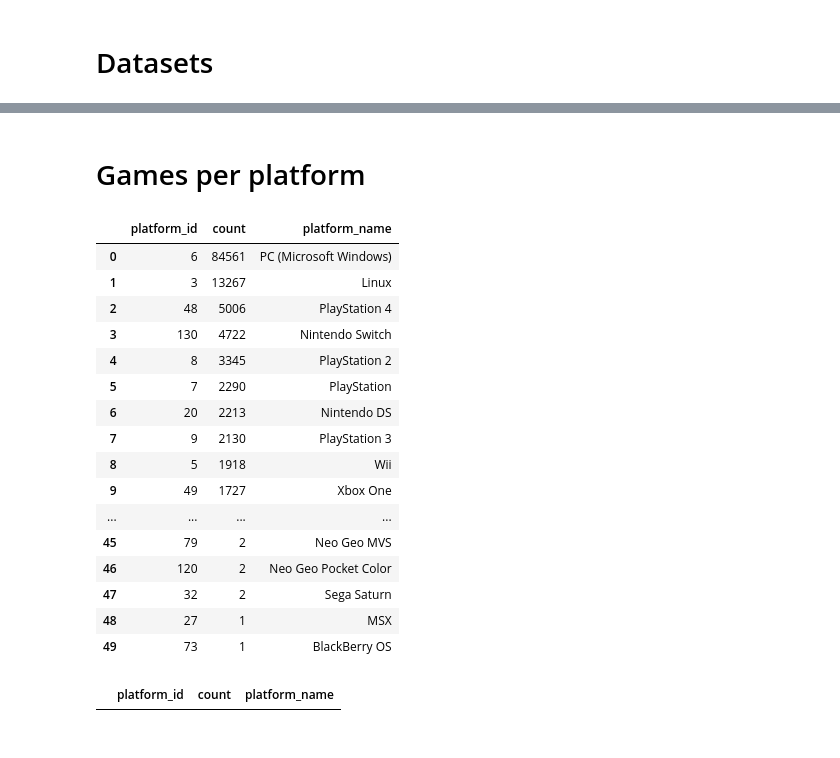
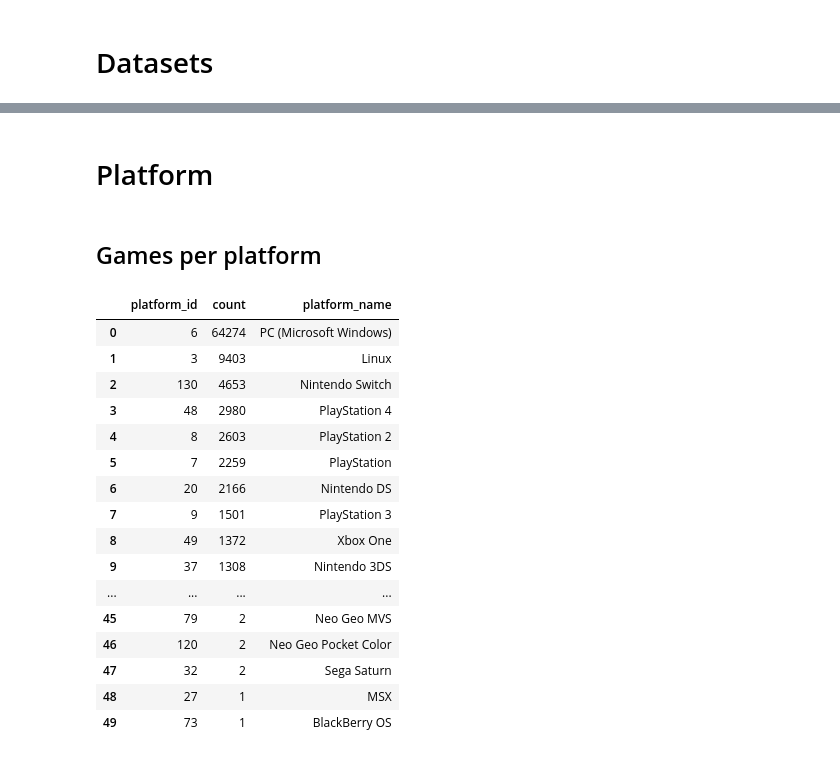
Before and after one commit to riccardoRubei/MSR2024-Data-Showcase, a Jupyter notebook: scripts/data_analysis.ipynb, the cells around one changed output, grey strips where cells are left out. Saved outputs shown, nothing was run; the diff lists cells and outputs as text; code cells hidden in the pictures.

```diff
--- a/scripts/data_analysis.ipynb
+++ b/scripts/data_analysis.ipynb
@@ -19,6 +32,11 @@ list_platform_pc = ['PC (Microsoft Windows)', 'PC DOS', 'Mac', 'Linux']
 # %%
 if os.path.exists('dataset.csv'):
-    dataset = pd.read_csv('dataset.csv', lineterminator='\n')
+    dataset = pd.read_csv('dataset.csv', lineterminator='\n', encoding="utf-8",
+                          converters={"id": str,
+                                      "first_release_date": pd.to_datetime,
+                                      "platforms": literal_eval,
+                                      "genres": lambda x: x.strip("[]").split(", ") if x != 'Missing' else 'Missing'
+                                      })
 
 else:
 
@@ -26,40 +44,37 @@ else:
 
     dataset = pd.DataFrame()
     for platform in os.listdir(PATH):
-        print(platform)
+        # print(platform)
 
         df_platform = pd.DataFrame()
 
         for file in os.listdir(PATH + platform):
 
-            # print(PATH + platform + '/' + file)
-
-            # check if file is empty
-            # if os.path.isfile(PATH + platform + '/' + file) and os.path.getsize(PATH + platform + '/' + file) > 0:
-
             try:
-                df_platform = pd.read_csv(PATH + platform + '/' + file)
+                df_platform = pd.read_csv(PATH + platform + '/' + file, lineterminator='\n', encoding="utf-8",)
                 dataset = pd.concat([dataset, df_platform])
             except pd.errors.EmptyDataError:
-                print(file, " is empty and has been skipped.")
-
-
-
-
-            # else:
-            #     print('File is empty')
+                # print(file, " is empty and has been skipped.")
+                pass
 
     dataset['first_release_date'] = pd.to_datetime(dataset['first_release_date'], unit='s')
 
-    dataset['platforms'] = dataset['platforms'].str.replace('[', '')
-    dataset['platforms'] = dataset['platforms'].str.replace(']', '')
-    dataset['platforms'] = dataset['platforms'].str.split(',')
-    dataset['platforms'] = dataset['platforms'].apply(lambda x: [i.strip() for i in x])
+    # dataset['platforms'] = dataset['platforms'].str.replace('[', '')
+    # dataset['platforms'] = dataset['platforms'].str.replace(']', '')
+    # dataset['platforms'] = dataset['platforms'].str.split(',')
+    # dataset['platforms'] = dataset['platforms'].apply(lambda x: [i.strip() for i in x])
 
+    # dataset['genres'] = dataset['genres'].apply(lambda x: 'NA' if x == 'Missing' else x)
+    # dataset['genres'] = dataset['genres'].fillna('NA')
     # dataset['genres'] = dataset['genres'].str.replace('[', '')
     # dataset['genres'] = dataset['genres'].str.replace(']', '')
     # dataset['genres'] = dataset['genres'].str.split(',')
     # dataset['genres'] = dataset['genres'].apply(lambda x: [i.strip() for i in x])
 
+    # remove the duplicated ids
+    dataset = dataset.drop_duplicates(subset=['id'], keep='first')
+
     dataset.to_csv('dataset.csv', index=False, encoding='utf-8', lineterminator='\n')
+
+dataset.info()
 # %% [output]
@@ -106,35 +156,33 @@ dataset['platforms'].apply(lambda x: '6' in x).value_counts()
+# %% [markdown]
+# Platform
 # %% [markdown]
-# Games per platform
+## Games per platform
 # %%
 # number of games per platform
 games_per_platform = dataset['platforms'].apply(lambda x: x[0]).value_counts().sort_values(ascending=False)
 
 games_per_platform = pd.DataFrame(games_per_platform).reset_index().rename(columns={'platforms': 'platform_id'})
 games_per_platform['platform_id'] = games_per_platform['platform_id'].astype(int)
 games_per_platform = games_per_platform.merge(df_platforms, on='platform_id', how='left')
 games_per_platform.sort_values(by='count', ascending=False)
 
-# games_per_platform['count'].sum()
+games_per_platform['count'].sum()
+games_per_platform
 # %% [output]
 |  | platform_id | count | platform_name |
-| 0 | 6 | 84561 | PC (Microsoft Windows) |
-| 1 | 3 | 13267 | Linux |
-| 2 | 48 | 5006 | PlayStation 4 |
-| 3 | 130 | 4722 | Nintendo Switch |
-| 4 | 8 | 3345 | PlayStation 2 |
-| 5 | 7 | 2290 | PlayStation |
-| 6 | 20 | 2213 | Nintendo DS |
-| 7 | 9 | 2130 | PlayStation 3 |
-| 8 | 5 | 1918 | Wii |
-| 9 | 49 | 1727 | Xbox One |
+| 0 | 6 | 64274 | PC (Microsoft Windows) |
+| 1 | 3 | 9403 | Linux |
+| 2 | 130 | 4653 | Nintendo Switch |
+| 3 | 48 | 2980 | PlayStation 4 |
+| 4 | 8 | 2603 | PlayStation 2 |
+| 5 | 7 | 2259 | PlayStation |
+| 6 | 20 | 2166 | Nintendo DS |
+| 7 | 9 | 1501 | PlayStation 3 |
+| 8 | 49 | 1372 | Xbox One |
+| 9 | 37 | 1308 | Nintendo 3DS |
 | ... | ... | ... | ... |
 | 45 | 79 | 2 | Neo Geo MVS |
 | 46 | 120 | 2 | Neo Geo Pocket Color |
 | 47 | 32 | 2 | Sega Saturn |
 | 48 | 27 | 1 | MSX |
 | 49 | 73 | 1 | BlackBerry OS |
-# %%
-# games_per_platform where platform is NaN
-games_per_platform[games_per_platform['platform_name'].isna()]
-# %% [output]
-|  | platform_id | count | platform_name |
```
Also changed, not shown: parts of 20 cells of this notebook, 1 other file.
